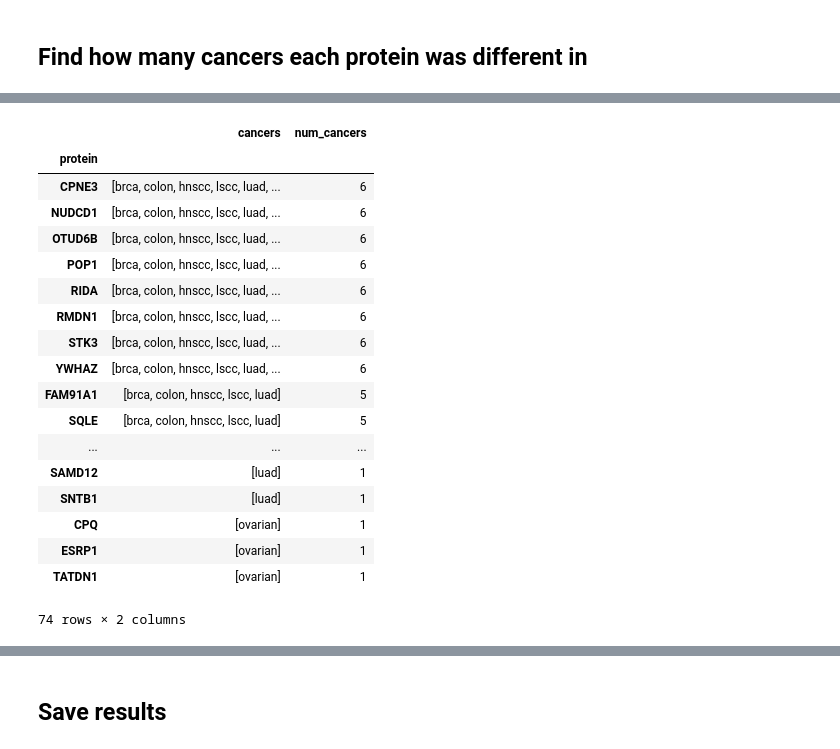
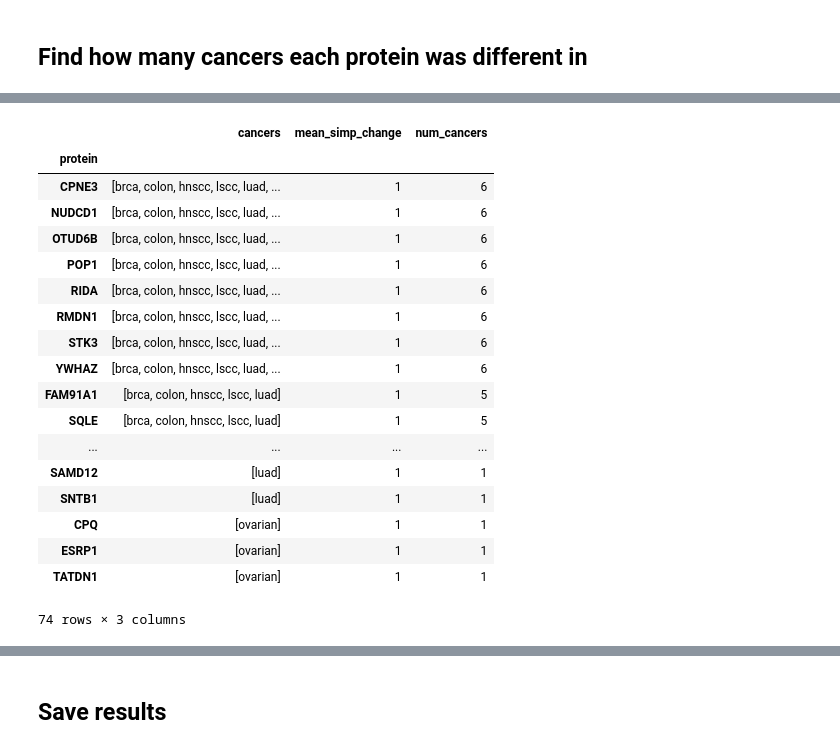
Before and after one commit to PayneLab/pancancerCNV, a Jupyter notebook: chromosome_8/04_commonly_diff_proteins_8q_cis.ipynb, the cells around one changed output, grey strips where cells are left out. Cells and saved outputs as stored; diff of their text form; code cells hidden in the pictures.

```diff
--- a/chromosome_8/04_commonly_diff_proteins_8q_cis.ipynb
+++ b/chromosome_8/04_commonly_diff_proteins_8q_cis.ipynb
@@ -157,3 +157,15 @@ alt.Chart(counts).mark_bar().encode(
 [interactive output not drawn]
 # %% [markdown]
 ## Find how many cancers each protein was different in
+# %%
+def make_simple_change(change_val):
+    if change_val == 0:
+        return 0
+    if change_val > 0:
+        return 1
+    if change_val < 0:
+        return -1
+
+prots = prots.assign(
+    simplified_change=prots["change"].apply(make_simple_change)
+)
@@ -160,34 +193,35 @@ alt.Chart(counts).mark_bar().encode(
 # %%
 prots_summary = prots.groupby("protein").agg(**{
-    "cancers": ("cancer_type", lambda x: x.sort_values().drop_duplicates(keep="first").tolist())
+    "cancers": ("cancer_type", lambda x: x.sort_values().drop_duplicates(keep="first").tolist()),
+    "mean_simp_change": ("simplified_change", np.mean)
 })
 
 prots_summary = prots_summary.\
 assign(
     num_cancers=prots_summary["cancers"].apply(len),
     tmp_sort=prots_summary["cancers"].apply(lambda x: "".join(x))
 ).\
 sort_values(by=["num_cancers", "tmp_sort"], ascending=[False, True]).\
 drop(columns="tmp_sort")
 
 prots_summary
 # %% [output]
-|  | cancers | num_cancers |
-| protein |  |  |
-| CPNE3 | [brca, colon, hnscc, lscc, luad, ... | 6 |
-| NUDCD1 | [brca, colon, hnscc, lscc, luad, ... | 6 |
-| OTUD6B | [brca, colon, hnscc, lscc, luad, ... | 6 |
-| POP1 | [brca, colon, hnscc, lscc, luad, ... | 6 |
-| RIDA | [brca, colon, hnscc, lscc, luad, ... | 6 |
-| RMDN1 | [brca, colon, hnscc, lscc, luad, ... | 6 |
-| STK3 | [brca, colon, hnscc, lscc, luad, ... | 6 |
-| YWHAZ | [brca, colon, hnscc, lscc, luad, ... | 6 |
-| FAM91A1 | [brca, colon, hnscc, lscc, luad] | 5 |
-| SQLE | [brca, colon, hnscc, lscc, luad] | 5 |
-| ... | ... | ... |
-| SAMD12 | [luad] | 1 |
-| SNTB1 | [luad] | 1 |
-| CPQ | [ovarian] | 1 |
-| ESRP1 | [ovarian] | 1 |
-| TATDN1 | [ovarian] | 1 |
+|  | cancers | mean_simp_change | num_cancers |
+| protein |  |  |  |
+| CPNE3 | [brca, colon, hnscc, lscc, luad, ... | 1 | 6 |
+| NUDCD1 | [brca, colon, hnscc, lscc, luad, ... | 1 | 6 |
+| OTUD6B | [brca, colon, hnscc, lscc, luad, ... | 1 | 6 |
+| POP1 | [brca, colon, hnscc, lscc, luad, ... | 1 | 6 |
+| RIDA | [brca, colon, hnscc, lscc, luad, ... | 1 | 6 |
+| RMDN1 | [brca, colon, hnscc, lscc, luad, ... | 1 | 6 |
+| STK3 | [brca, colon, hnscc, lscc, luad, ... | 1 | 6 |
+| YWHAZ | [brca, colon, hnscc, lscc, luad, ... | 1 | 6 |
+| FAM91A1 | [brca, colon, hnscc, lscc, luad] | 1 | 5 |
+| SQLE | [brca, colon, hnscc, lscc, luad] | 1 | 5 |
+| ... | ... | ... | ... |
+| SAMD12 | [luad] | 1 | 1 |
+| SNTB1 | [luad] | 1 | 1 |
+| CPQ | [ovarian] | 1 | 1 |
+| ESRP1 | [ovarian] | 1 | 1 |
+| TATDN1 | [ovarian] | 1 | 1 |
-74 rows × 2 columns
+74 rows × 3 columns
```
Also changed, not shown: parts of 5 cells of this notebook, 11 other files.
